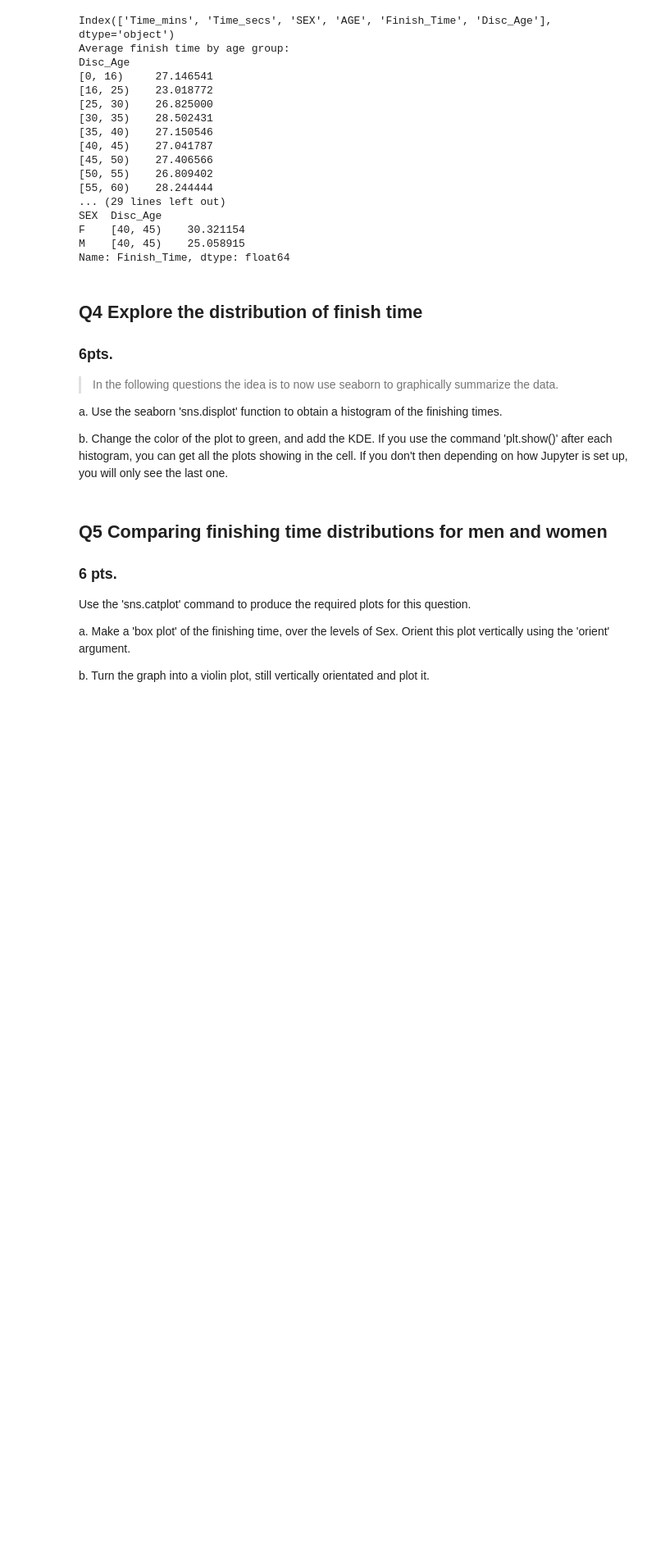
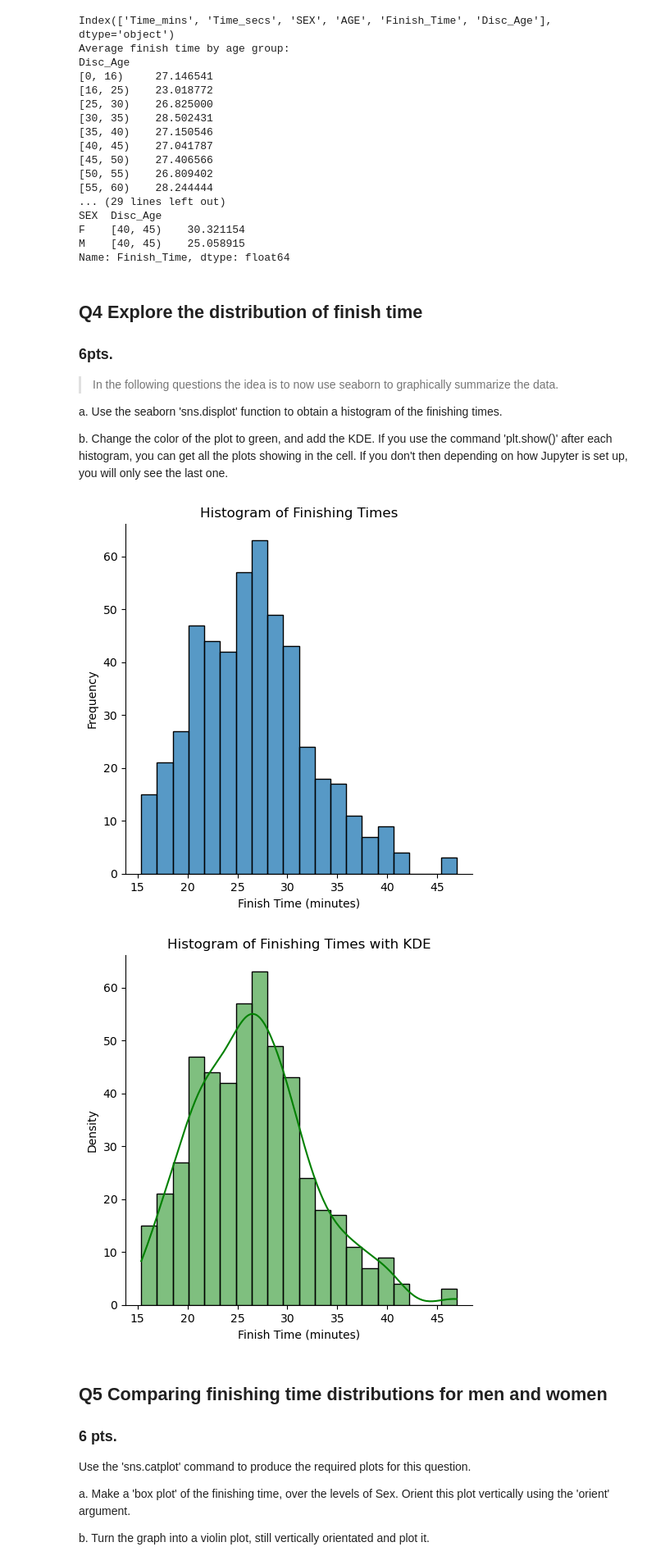
Before and after one commit to vidursaigal/STAT4770-Homework, a Jupyter notebook: CB_03.ipynb, the cells around one changed output. Shown: that part at 82% size. Drawn from its saved outputs; the diff is of its cells as text; code cells hidden in the pictures; blank space fills up the shorter version.

```diff
--- a/CB_03.ipynb
+++ b/CB_03.ipynb
@@ -170,3 +166,20 @@ b. Change the color of the plot to green, and add the KDE. If you use the comman
+# %%
+#4a. (3pts.)
+sns.displot(run_data["Finish_Time"], bins=20, kde=False)
+plt.title("Histogram of Finishing Times")
+plt.xlabel("Finish Time (minutes)")
+plt.ylabel("Frequency")
+plt.show()
+
+#4b. (3pts.)
+sns.displot(run_data["Finish_Time"], bins=20, kde=True, color="green")
+plt.title("Histogram of Finishing Times with KDE")
+plt.xlabel("Finish Time (minutes)")
+plt.ylabel("Density")
+plt.show()
+# %% [output]
+[figure, added]
+[figure, added]
 # %% [markdown]
 ## Q5 Comparing finishing time distributions for men and women
 ### 6 pts.
```
Also changed, not shown: parts of 12 cells of this notebook.
